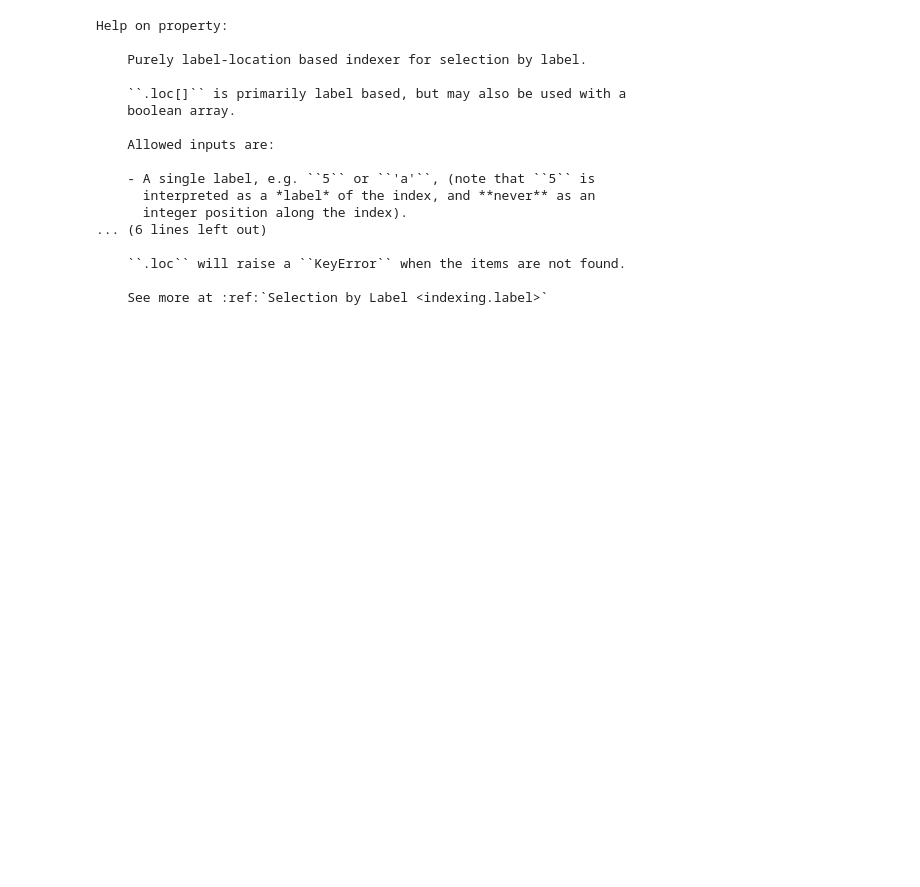
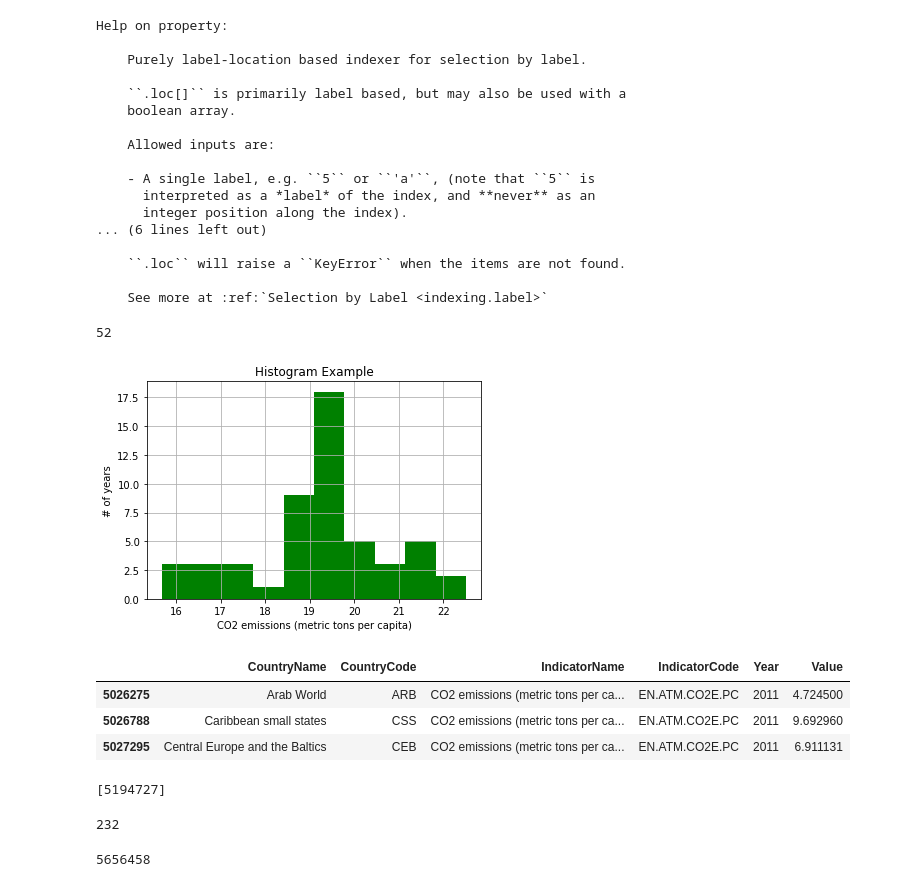
Before and after one commit to SYYoung/UCSD_DataScience, a Jupyter notebook: Python4DataScience/Week 5/Week5Note.ipynb, the cells around one changed output. Drawn from its saved outputs; the diff is of its cells as text; code cells hidden in the pictures; blank space fills up the shorter version.

```diff
--- a/Python4DataScience/Week 5/Week5Note.ipynb
+++ b/Python4DataScience/Week 5/Week5Note.ipynb
@@ -152,3 +152,17 @@ Help on property:
     ``.loc`` will raise a ``KeyError`` when the items are not found.
 
     See more at :ref:`Selection by Label <indexing.label>`
+# %%
+hist_data = stage['Value'].values
+print(len(hist_data))
+# %% [output]
+52
+# %%
+plt.hist(hist_data, 10, normed=False, facecolor='green')
+plt.xlabel(stage['IndicatorName'].iloc[0])
+plt.ylabel('# of years')
+plt.title('Histogram Example')
+plt.grid(True)
+plt.show()
+# %% [output]
+[figure, added]
@@ -154,0 +171,28 @@ Help on property:
+# %%
+hist_indicator = 'CO2 emissions \(metric'
+hist_year = 2011
+
+mask1 = data['IndicatorName'].str.contains(hist_indicator)
+mask2 = data['Year'].isin([hist_year])
+
+co2_2011 = data[mask1 & mask2]
+co2_2011.head(3)
+# %% [output]
+|  | CountryName | CountryCode | IndicatorName | IndicatorCode | Year | Value |
+| 5026275 | Arab World | ARB | CO2 emissions (metric tons per ca... | EN.ATM.CO2E.PC | 2011 | 4.724500 |
+| 5026788 | Caribbean small states | CSS | CO2 emissions (metric tons per ca... | EN.ATM.CO2E.PC | 2011 | 9.692960 |
+| 5027295 | Central Europe and the Baltics | CEB | CO2 emissions (metric tons per ca... | EN.ATM.CO2E.PC | 2011 | 6.911131 |
+# %%
+#help(pd.DataFrame.sort_values)
+mm = co2_2011.sort_values(by=['Value'])
+mm.index[mm.CountryCode=='USA'].tolist()
+# %% [output]
+[5194727]
+# %%
+len(mm)
+# %% [output]
+232
+# %%
+len(data)
+# %% [output]
+5656458
```
Also changed, not shown: parts of 3 cells of this notebook.
